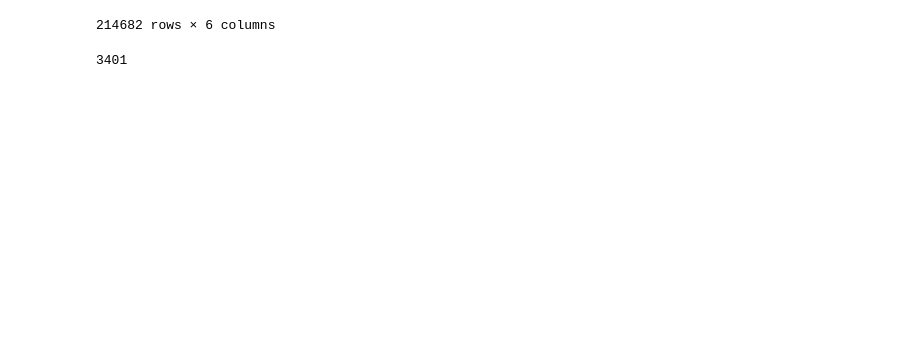
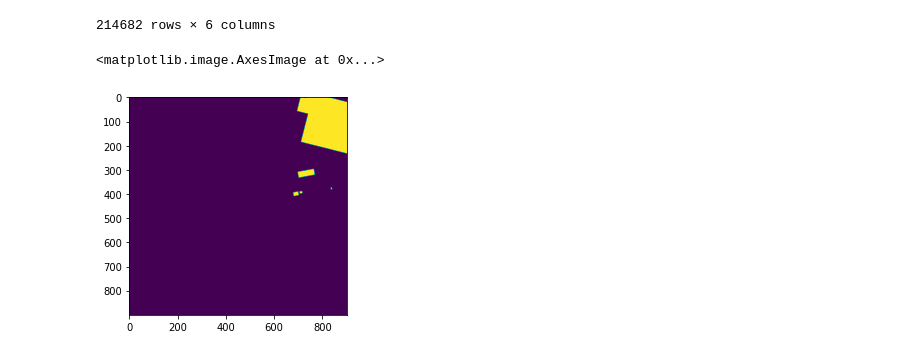
Before and after one commit to Amiel-Kurtis/spacenet6, a Jupyter notebook: baseline_model.ipynb, the cells around one changed output. Drawn from its saved outputs; the diff is of its cells as text; code cells hidden in the pictures; blank space fills up the shorter version.

```diff
--- a/baseline_model.ipynb
+++ b/baseline_model.ipynb
@@ -69,9 +67,10 @@ def get_sar_imagery_statistics(path):
     return means, stds
 
 def get_array_from_tiff(path):
-    with rasterio.open(path) as file:
-        im = file.read()
-    return im
+    with rasterio.open(path) as src:
+        im = src.read()
+        tsm = src.transform
+    return im, tsm
 # %%
 buildings = pd.read_csv(TRAIN_COMMON_PATH/'SummaryData/SN6_Train_AOI_11_Rotterdam_Buildings.csv',engine='python')
 buildings
@@ -96,7 +95,8 @@ def get_id_from_filename(filename):
 def get_polygons_in_image(rstr_filename):
     image_id = get_id_from_filename(rstr_filename)
     return buildings.loc[buildings['ImageId']==image_id,'PolygonWKT_Pix']
-# %%
-len(pd.unique(buildings['ImageId']))
-# %% [output]
-3401
+# %%
+plt.imshow(get_array_from_tiff(TRAIN_GT_PATH/im_id)[0][0])
+# %% [output]
+<matplotlib.image.AxesImage at 0x...>
+[figure, added]
```
Also changed, not shown: parts of 25 cells of this notebook, 3 other files.
